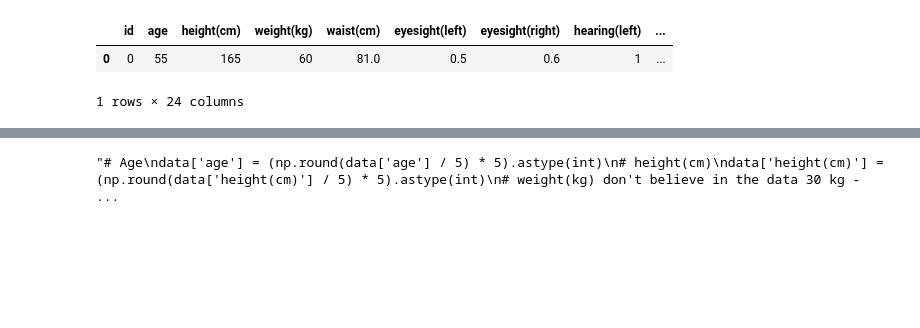
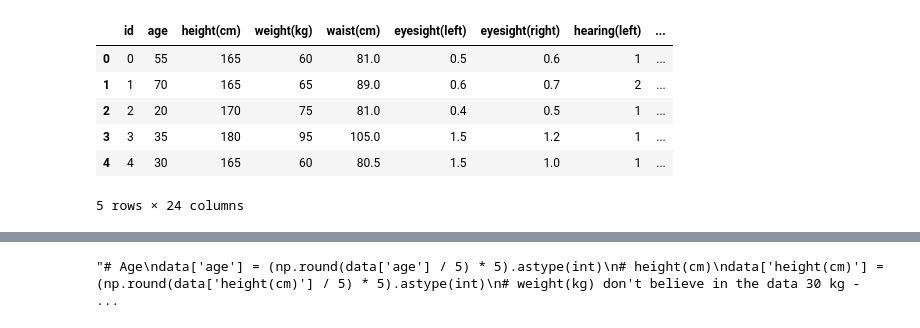
Before and after one commit to LoginovAM-ds/Projects_for_Kaggle, a Jupyter notebook: Binary Prediction of Smoker Status using Bio-Signals/modeling.ipynb, the cells around one changed output, grey strips where cells are left out. Saved outputs shown, nothing was run; the diff lists cells and outputs as text; code cells hidden in the pictures; blank space fills up the shorter version.

```diff
--- a/Binary Prediction of Smoker Status using Bio-Signals/modeling.ipynb
+++ b/Binary Prediction of Smoker Status using Bio-Signals/modeling.ipynb
@@ -1,13 +1,18 @@
 # %%
 import pandas as pd
 import numpy as np
 import matplotlib.pyplot as plt
 import seaborn as sns
 from sklearn.model_selection import train_test_split
+from sklearn.metrics import accuracy_score
 data = pd.read_csv('train.csv')
-data.head(1)
+data.head()
 # %% [output]
 |  | id | age | height(cm) | weight(kg) | waist(cm) | eyesight(left) | eyesight(right) | hearing(left) | ... |
 | 0 | 0 | 55 | 165 | 60 | 81.0 | 0.5 | 0.6 | 1 | ... |
+| 1 | 1 | 70 | 165 | 65 | 89.0 | 0.6 | 0.7 | 2 | ... |
+| 2 | 2 | 20 | 170 | 75 | 81.0 | 0.4 | 0.5 | 1 | ... |
+| 3 | 3 | 35 | 180 | 95 | 105.0 | 1.5 | 1.2 | 1 | ... |
+| 4 | 4 | 30 | 165 | 60 | 80.5 | 1.5 | 1.0 | 1 | ... |
-1 rows × 24 columns
+5 rows × 24 columns
 # %%
```
Also changed, not shown: parts of 12 cells of this notebook, 1 other file.
